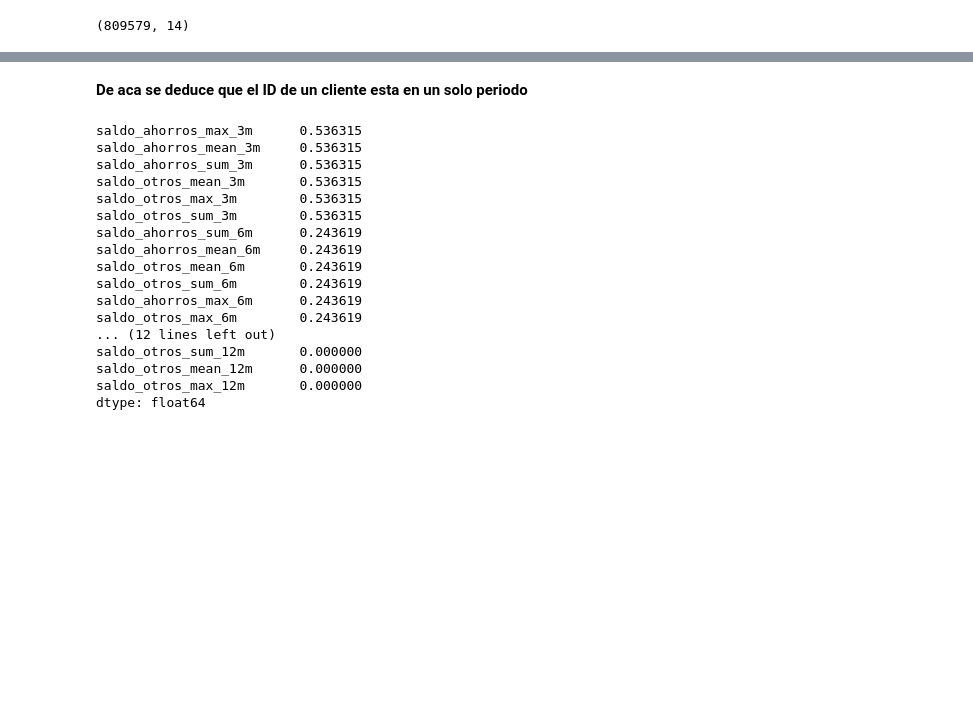
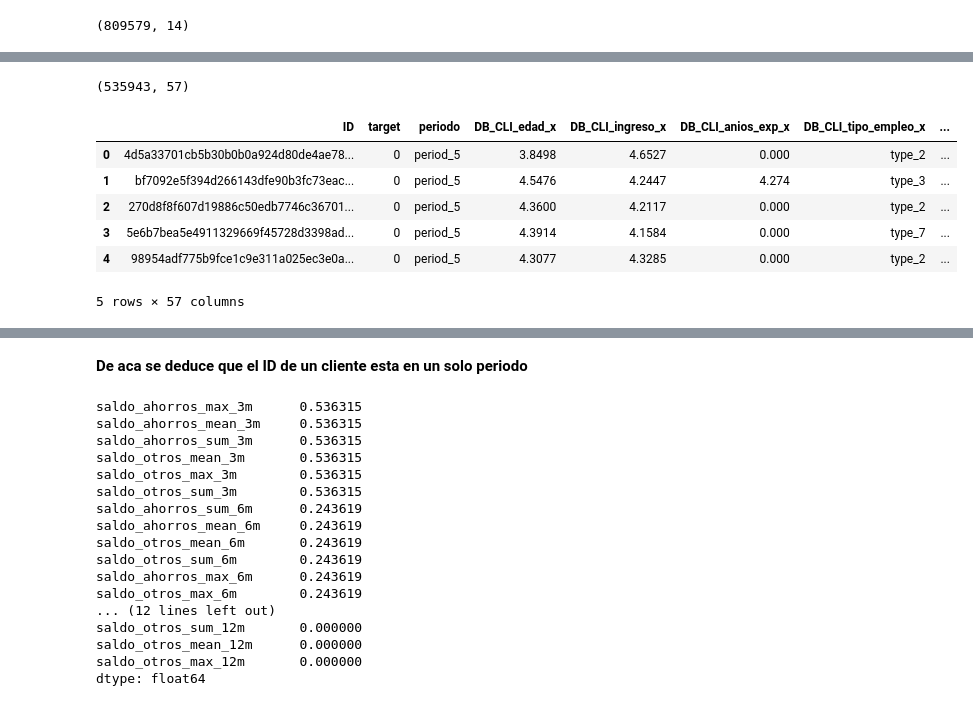
Before and after one commit to magnanimous-se7en/Analisis-perfiles-clientes, a Jupyter notebook: PFtechy_SC_revision.ipynb, the cells around one changed output, grey strips where cells are left out. Cells and saved outputs as stored; diff of their text form; code cells hidden in the pictures; blank space fills up the shorter version.

```diff
--- a/PFtechy_SC.ipynb
+++ b/PFtechy_SC_revision.ipynb
@@ -187,0 +303,22 @@ a.describe()
+# %%
+df_base_saldos_cuentas_prefixed = df_agregados_base_saldos_cuentas_final.rename(
+    columns={col: f"DB_SAL_CUE_{col}" for col in df_agregados_base_saldos_cuentas_final.columns if col != 'ID'}
+)
+# %%
+df_universo = df_universo.merge(
+    df_base_saldos_cuentas_prefixed,
+    on='ID',
+    how='left'
+)
+# %%
+print(df_universo.shape)
+df_universo.head()
+# %% [output]
+(535943, 57)
+|  | ID | target | periodo | DB_CLI_edad_x | DB_CLI_ingreso_x | DB_CLI_anios_exp_x | DB_CLI_tipo_empleo_x | ... |
+| 0 | 4d5a33701cb5b30b0b0a924d80de4ae78... | 0 | period_5 | 3.8498 | 4.6527 | 0.000 | type_2 | ... |
+| 1 | bf7092e5f394d266143dfe90b3fc73eac... | 0 | period_5 | 4.5476 | 4.2447 | 4.274 | type_3 | ... |
+| 2 | 270d8f8f607d19886c50edb7746c36701... | 0 | period_5 | 4.3600 | 4.2117 | 0.000 | type_2 | ... |
+| 3 | 5e6b7bea5e4911329669f45728d3398ad... | 0 | period_5 | 4.3914 | 4.1584 | 0.000 | type_7 | ... |
+| 4 | 98954adf775b9fce1c9e311a025ec3e0a... | 0 | period_5 | 4.3077 | 4.3285 | 0.000 | type_2 | ... |
+5 rows × 57 columns
```
Also changed, not shown: parts of 33 cells of this notebook, 3 other files.
